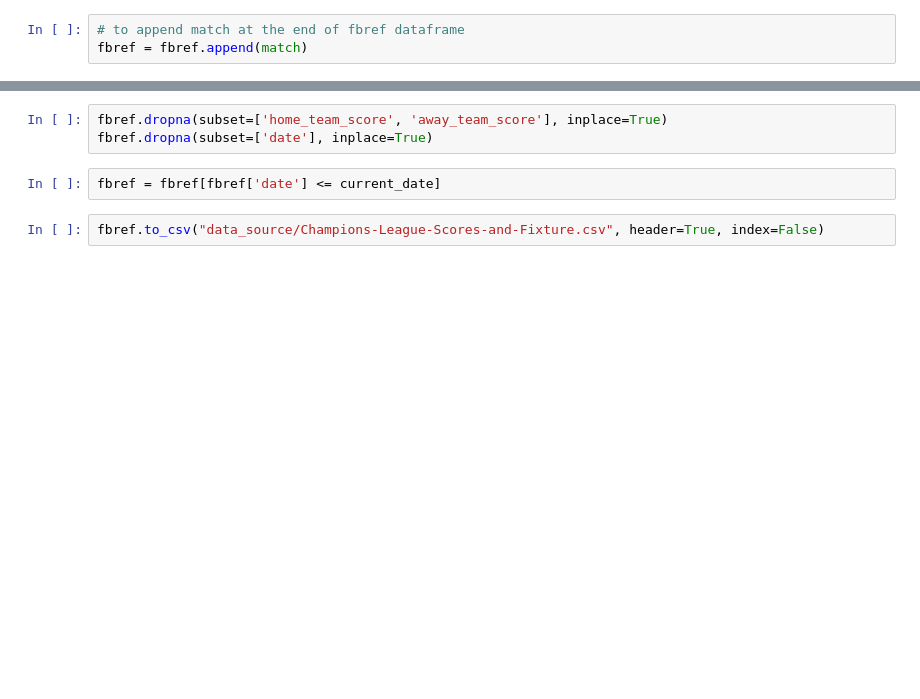
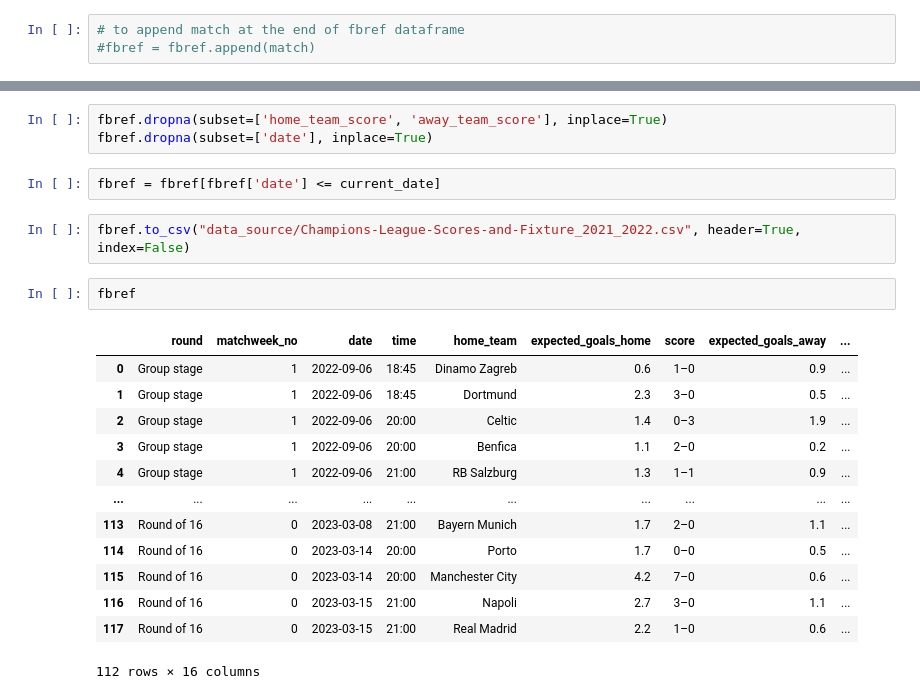
Before and after one commit to agomolka/MASem2ChampionsLeaguePrediction, a Jupyter notebook: 1_Web_Scraping_Champion_League.ipynb, the cells around one changed output, grey strips where cells are left out. Drawn from its saved outputs; the diff is of its cells as text; blank space fills up the shorter version.

```diff
--- a/1_Web_Scraping_Champion_League.ipynb
+++ b/1_Web_Scraping_Champion_League.ipynb
@@ -270,4 +273,4 @@ test_set = fbref[fbref['date'] > current_date]
 test_set.to_csv("data_source/Champions-League-to-predict.csv", header=True, index=False)
 # %%
 # to append match at the end of fbref dataframe
-fbref = fbref.append(match)
+#fbref = fbref.append(match)
@@ -279,4 +280,20 @@ fbref.dropna(subset=['date'], inplace=True)
 # %%
 fbref = fbref[fbref['date'] <= current_date]
 # %%
-fbref.to_csv("data_source/Champions-League-Scores-and-Fixture.csv", header=True, index=False)
+fbref.to_csv("data_source/Champions-League-Scores-and-Fixture_2021_2022.csv", header=True, index=False)
+# %%
+fbref
+# %% [output]
+|  | round | matchweek_no | date | time | home_team | expected_goals_home | score | expected_goals_away | ... |
+| 0 | Group stage | 1 | 2022-09-06 | 18:45 | Dinamo Zagreb | 0.6 | 1–0 | 0.9 | ... |
+| 1 | Group stage | 1 | 2022-09-06 | 18:45 | Dortmund | 2.3 | 3–0 | 0.5 | ... |
+| 2 | Group stage | 1 | 2022-09-06 | 20:00 | Celtic | 1.4 | 0–3 | 1.9 | ... |
+| 3 | Group stage | 1 | 2022-09-06 | 20:00 | Benfica | 1.1 | 2–0 | 0.2 | ... |
+| 4 | Group stage | 1 | 2022-09-06 | 21:00 | RB Salzburg | 1.3 | 1–1 | 0.9 | ... |
+| ... | ... | ... | ... | ... | ... | ... | ... | ... | ... |
+| 113 | Round of 16 | 0 | 2023-03-08 | 21:00 | Bayern Munich | 1.7 | 2–0 | 1.1 | ... |
+| 114 | Round of 16 | 0 | 2023-03-14 | 20:00 | Porto | 1.7 | 0–0 | 0.5 | ... |
+| 115 | Round of 16 | 0 | 2023-03-14 | 20:00 | Manchester City | 4.2 | 7–0 | 0.6 | ... |
+| 116 | Round of 16 | 0 | 2023-03-15 | 21:00 | Napoli | 2.7 | 3–0 | 1.1 | ... |
+| 117 | Round of 16 | 0 | 2023-03-15 | 21:00 | Real Madrid | 2.2 | 1–0 | 0.6 | ... |
+112 rows × 16 columns
```
Also changed, not shown: parts of 4 cells of this notebook, 4 other files.
